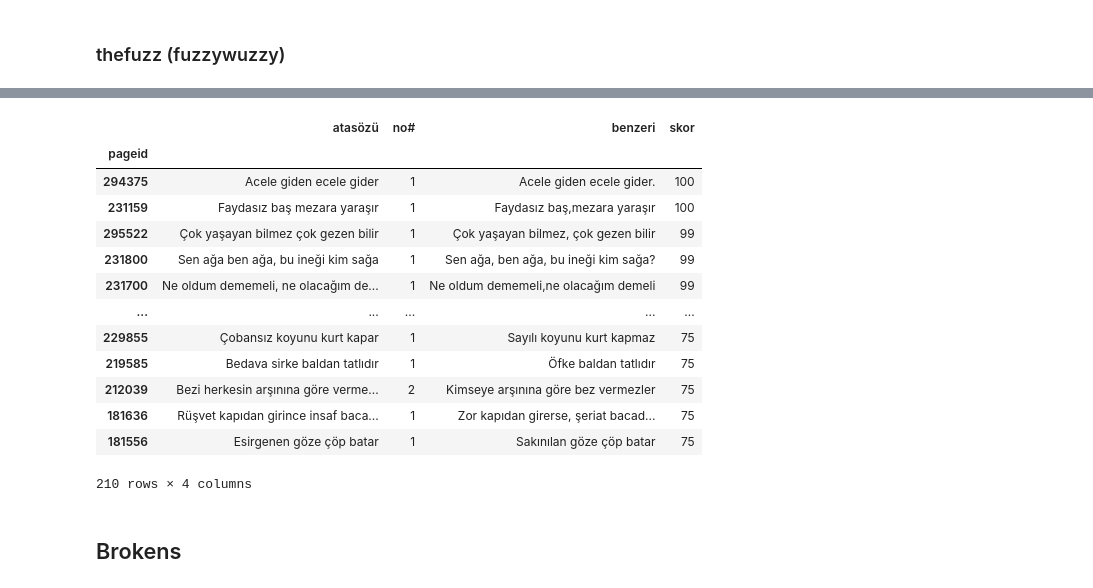
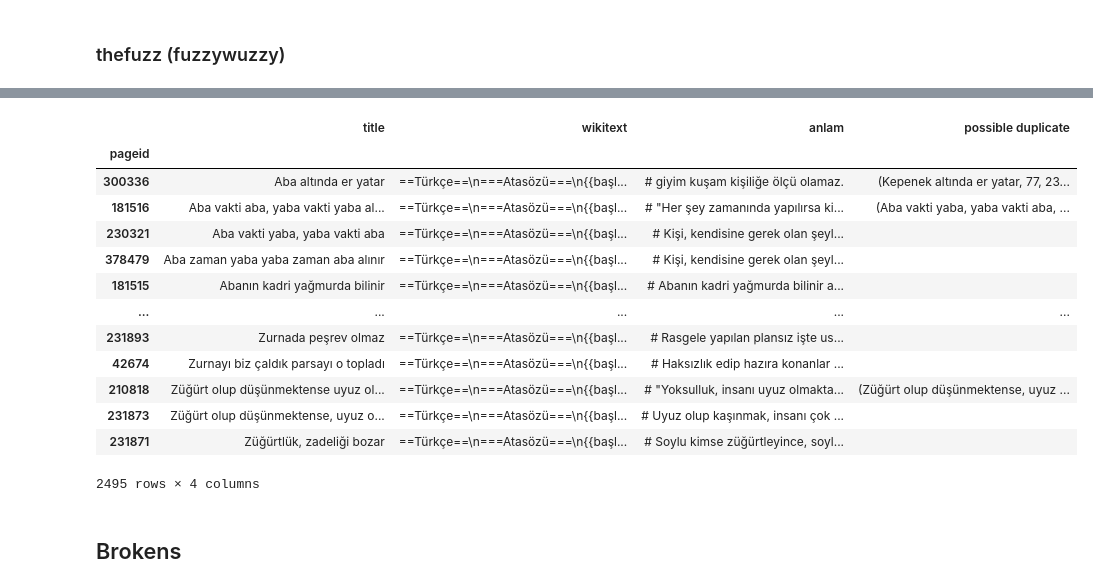
Before and after one commit to frknltrk/turkce-atasozleri-deyimler, a Jupyter notebook: get_data.ipynb, the cells around one changed output, grey strips where cells are left out. Cells and saved outputs as stored; diff of their text form; code cells hidden in the pictures.

```diff
--- a/get_data.ipynb
+++ b/get_data.ipynb
@@ -135,4 +129,0 @@ import difflib
-# %%
-for asz in df['title']:
-  matches = difflib.get_close_matches(asz, df['title'])[1:]
-  print(asz, matches)
@@ -197,36 +151,30 @@ res
 # %%
 # bu veri kümesinde yaptığım testlere göre; QRatio > WRatio (tabii bu veri kümesi için)
 # UQRatio = QRatio with Unicode : Karakterler Türkçe olduğu için
-similars = []
-for pageid in df.index:
-  asz = df['title'][pageid]
-  matches = [t for t in process.extractBests(asz, df['title'].loc[pageid:], scorer=fuzz.UQRatio, score_cutoff=75) if t[0] != asz]
-  for i,m in enumerate(matches):
-    similars.append((pageid,asz,i+1,)+m[:2])
-
-pd.DataFrame(similars, columns=['pageid', 'atasözü', 'no#', 'benzeri', 'skor']).set_index('pageid')
-
-#dup = pd.DataFrame(similars, columns=['pageid', 'atasozu', 'no', 'benzeri', 'skor'])
-#dup.set_index('pageid', inplace=True)
-#dup
+df['muhtemel aynılar'] = ""
+for i in range(len(df)):
+  asz = df.iloc[i,1]
+  altindakiler = df.iloc[i+1:, 1]
+  eslesenler = [t for t in process.extractBests(asz, altindakiler, scorer=fuzz.UQRatio, score_cutoff=75)]
+  for e in eslesenler:
+    df.iat[i,4] = e
-# %%
-dups = pd.DataFrame(similars, columns=['pageid', 'atasözü', 'no#', 'benzeri', 'skor']).set_index('pageid')
-dups.sort_values(['skor'],ascending=False)
-# %% [output]
-|  | atasözü | no# | benzeri | skor |
-| pageid |  |  |  |  |
-| 294375 | Acele giden ecele gider | 1 | Acele giden ecele gider. | 100 |
-| 231159 | Faydasız baş mezara yaraşır | 1 | Faydasız baş,mezara yaraşır | 100 |
-| 295522 | Çok yaşayan bilmez çok gezen bilir | 1 | Çok yaşayan bilmez, çok gezen bilir | 99 |
-| 231800 | Sen ağa ben ağa, bu ineği kim sağa | 1 | Sen ağa, ben ağa, bu ineği kim sağa? | 99 |
-| 231700 | Ne oldum dememeli, ne olacağım de... | 1 | Ne oldum dememeli,ne olacağım demeli | 99 |
-| ... | ... | ... | ... | ... |
-| 229855 | Çobansız koyunu kurt kapar | 1 | Sayılı koyunu kurt kapmaz | 75 |
-| 219585 | Bedava sirke baldan tatlıdır | 1 | Öfke baldan tatlıdır | 75 |
-| 212039 | Bezi herkesin arşınına göre verme... | 2 | Kimseye arşınına göre bez vermezler | 75 |
-| 181636 | Rüşvet kapıdan girince insaf baca... | 1 | Zor kapıdan girerse, şeriat bacad... | 75 |
-| 181556 | Esirgenen göze çöp batar | 1 | Sakınılan göze çöp batar | 75 |
-210 rows × 4 columns
+# %%
+df
+# %% [output]
+|  | title | wikitext | anlam | possible duplicate |
+| pageid |  |  |  |  |
+| 300336 | Aba altında er yatar | ==Türkçe==\n===Atasözü===\n{{başl... | # giyim kuşam kişiliğe ölçü olamaz. | (Kepenek altında er yatar, 77, 23... |
+| 181516 | Aba vakti aba, yaba vakti yaba al... | ==Türkçe==\n===Atasözü===\n{{başl... | # "Her şey zamanında yapılırsa ki... | (Aba vakti yaba, yaba vakti aba, ... |
+| 230321 | Aba vakti yaba, yaba vakti aba | ==Türkçe==\n===Atasözü===\n{{başl... | # Kişi, kendisine gerek olan şeyl... |  |
+| 378479 | Aba zaman yaba yaba zaman aba alınır | ==Türkçe==\n===Atasözü===\n{{başl... | # Kişi, kendisine gerek olan şeyl... |  |
+| 181515 | Abanın kadri yağmurda bilinir | ==Türkçe==\n===Atasözü===\n{{başl... | # Abanın kadri yağmurda bilinir a... |  |
+| ... | ... | ... | ... | ... |
+| 231893 | Zurnada peşrev olmaz | ==Türkçe==\n===Atasözü===\n{{başl... | # Rasgele yapılan plansız işte us... |  |
+| 42674 | Zurnayı biz çaldık parsayı o topladı | ==Türkçe==\n===Atasözü===\n{{başl... | # Haksızlık edip hazıra konanlar ... |  |
+| 210818 | Züğürt olup düşünmektense uyuz ol... | ==Türkçe==\n===Atasözü===\n{{başl... | # "Yoksulluk, insanı uyuz olmakta... | (Züğürt olup düşünmektense, uyuz ... |
+| 231873 | Züğürt olup düşünmektense, uyuz o... | ==Türkçe==\n===Atasözü===\n{{başl... | # Uyuz olup kaşınmak, insanı çok ... |  |
+| 231871 | Züğürtlük, zadeliği bozar | ==Türkçe==\n===Atasözü===\n{{başl... | # Soylu kimse züğürtleyince, soyl... |  |
+2495 rows × 4 columns
 # %% [markdown]
 ## Brokens
 # %%
```
Also changed, not shown: parts of 11 cells of this notebook.
